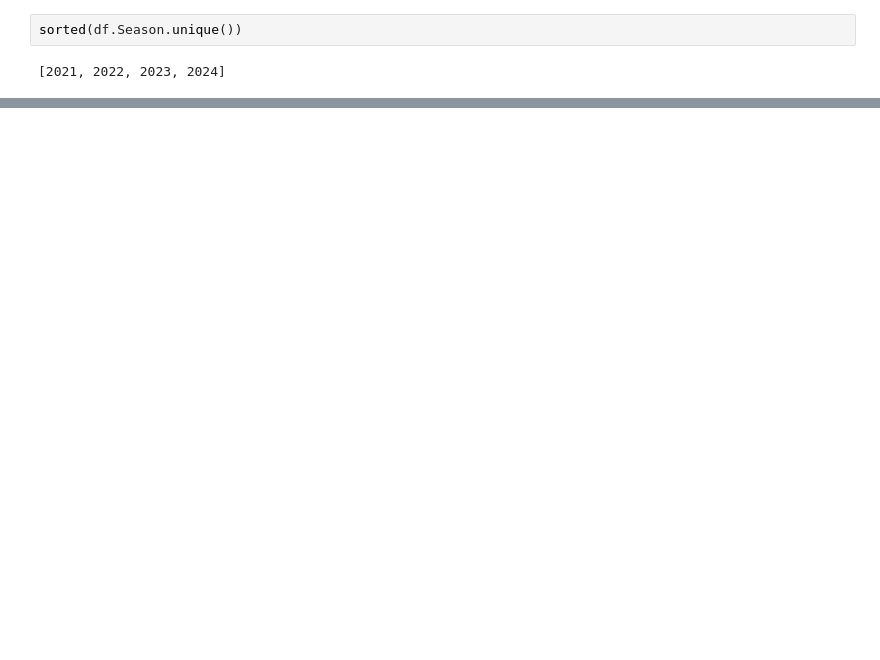
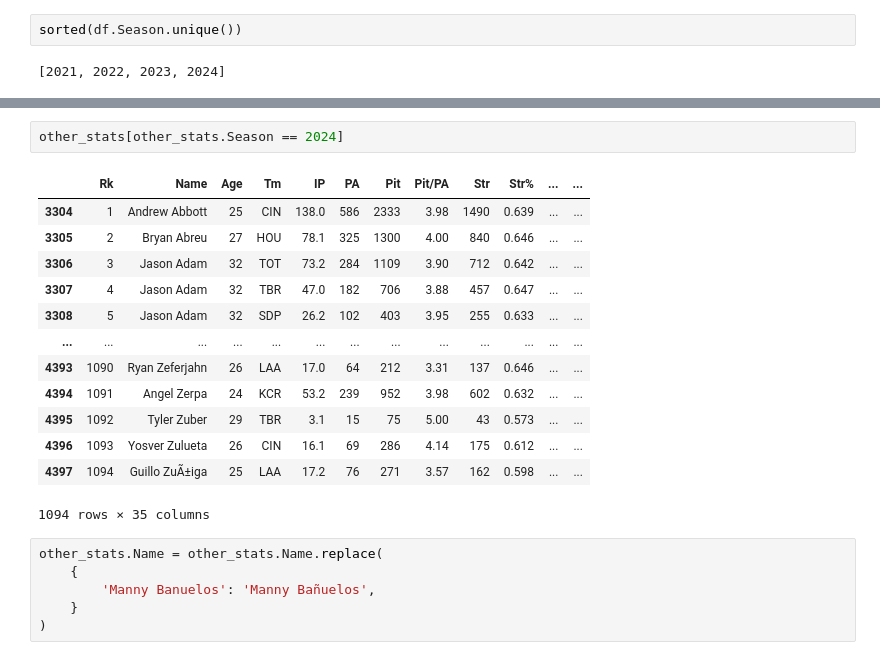
Before and after one commit to loganthomas/mlb-pitcher-xK, a Jupyter notebook: notebooks/scratch.ipynb, the cells around one changed output, grey strips where cells are left out. Saved outputs shown, nothing was run; the diff lists cells and outputs as text; blank space fills up the shorter version.

```diff
--- a/notebooks/scratch.ipynb
+++ b/notebooks/scratch.ipynb
@@ -317,0 +284,22 @@ results = []
+# %%
+other_stats[other_stats.Season == 2024]
+# %% [output]
+|  | Rk | Name | Age | Tm | IP | PA | Pit | Pit/PA | Str | Str% | ... | ... |
+| 3304 | 1 | Andrew Abbott | 25 | CIN | 138.0 | 586 | 2333 | 3.98 | 1490 | 0.639 | ... | ... |
+| 3305 | 2 | Bryan Abreu | 27 | HOU | 78.1 | 325 | 1300 | 4.00 | 840 | 0.646 | ... | ... |
+| 3306 | 3 | Jason Adam | 32 | TOT | 73.2 | 284 | 1109 | 3.90 | 712 | 0.642 | ... | ... |
+| 3307 | 4 | Jason Adam | 32 | TBR | 47.0 | 182 | 706 | 3.88 | 457 | 0.647 | ... | ... |
+| 3308 | 5 | Jason Adam | 32 | SDP | 26.2 | 102 | 403 | 3.95 | 255 | 0.633 | ... | ... |
+| ... | ... | ... | ... | ... | ... | ... | ... | ... | ... | ... | ... | ... |
+| 4393 | 1090 | Ryan Zeferjahn | 26 | LAA | 17.0 | 64 | 212 | 3.31 | 137 | 0.646 | ... | ... |
+| 4394 | 1091 | Angel Zerpa | 24 | KCR | 53.2 | 239 | 952 | 3.98 | 602 | 0.632 | ... | ... |
+| 4395 | 1092 | Tyler Zuber | 29 | TBR | 3.1 | 15 | 75 | 5.00 | 43 | 0.573 | ... | ... |
+| 4396 | 1093 | Yosver Zulueta | 26 | CIN | 16.1 | 69 | 286 | 4.14 | 175 | 0.612 | ... | ... |
+| 4397 | 1094 | Guillo ZuÃ±iga | 25 | LAA | 17.2 | 76 | 271 | 3.57 | 162 | 0.598 | ... | ... |
+1094 rows × 35 columns
+# %%
+other_stats.Name = other_stats.Name.replace(
+    {
+        'Manny Banuelos': 'Manny Bañuelos',
+    }
+)
```
Also changed, not shown: parts of 14 cells of this notebook, 6 other files.
